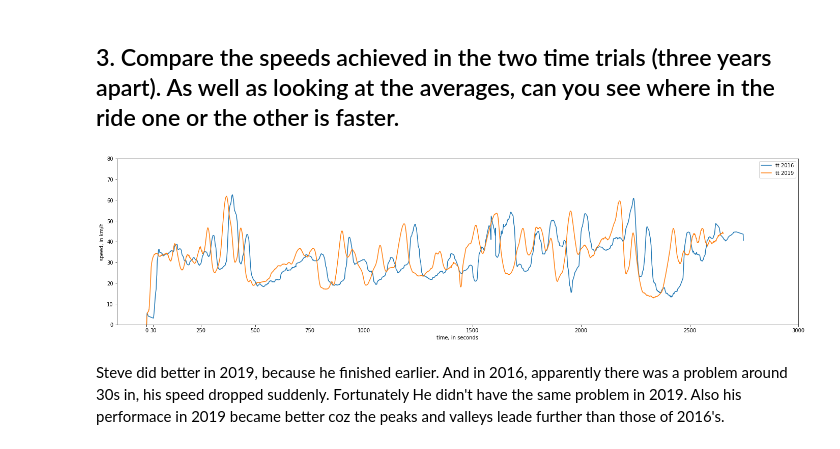
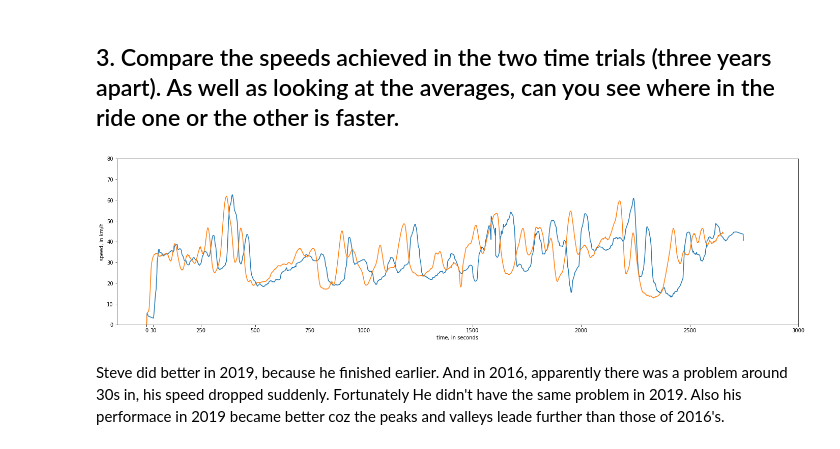
Before and after one commit to MQCOMP2200-S2-2021/data-science-portfolio-wenkangmq, a Jupyter notebook: Portfolio 1.ipynb, the cells around one changed output. Cells and saved outputs as stored; diff of their text form; code cells hidden in the pictures.

```diff
--- a/Portfolio 1.ipynb
+++ b/Portfolio 1.ipynb
@@ -177,15 +178,14 @@ Comparing the two lines of 2019 races, it seems that Steve's time trial peaks an
 # %%
 plt.figure(figsize=(24, 6))
 plt.ylim(0, 80)
 plt.plot(tt_2016.time, tt_2016.smoothed, label="tt 2016")
 plt.plot(tt_2019.time, tt_2019.smoothed, label="tt 2019")
 plt.xlabel("time, in seconds")
 plt.ylabel("speed, in km/h")
-plt.legend()
 plt.xticks(ticks=(0, 30, 250, 500, 750, 1000, 1500, 2000, 2500, 3000))
 None
 # %% [output]
-[figure, old version]
+[figure, new version]
 # %% [markdown]
 Steve did better in 2019, because he finished earlier. And in 2016, apparently there was a problem around 30s in, his speed dropped suddenly. Fortunately He didn't have the same problem in 2019. Also his performace in 2019 became better coz the peaks and valleys leade further than those of 2016's.
 # %% [markdown]
```
Also changed, not shown: parts of 6 cells of this notebook.
